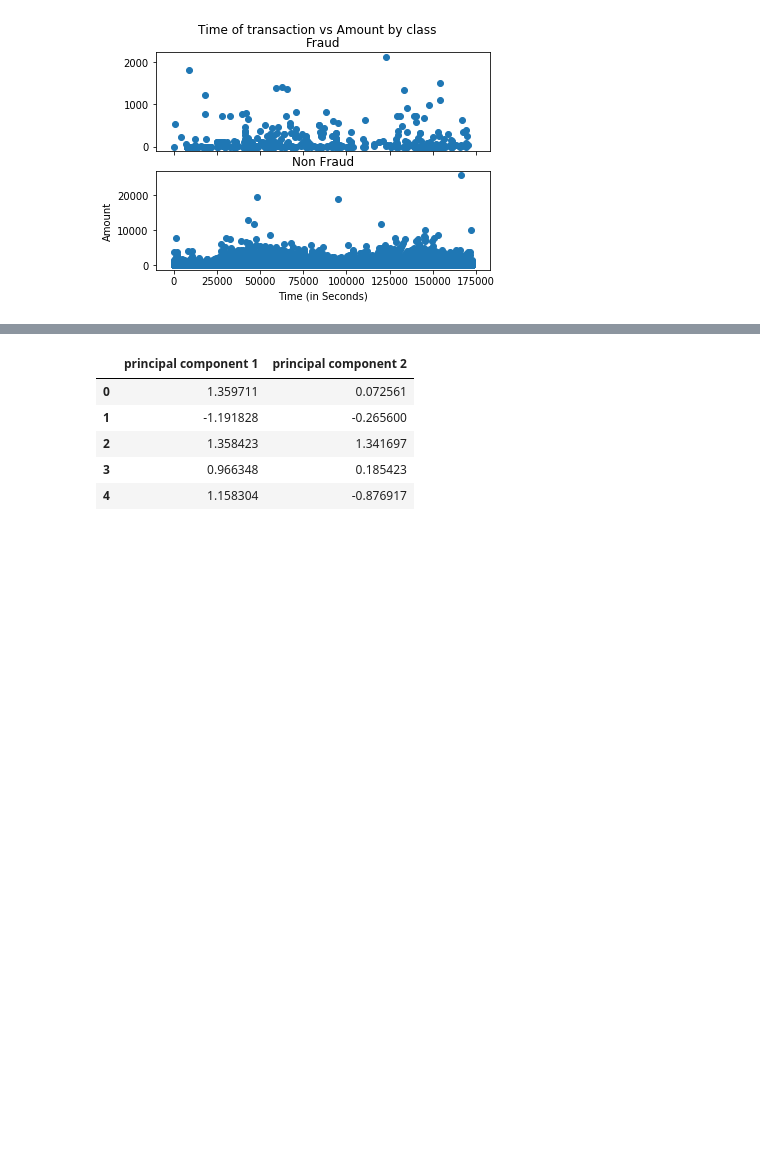
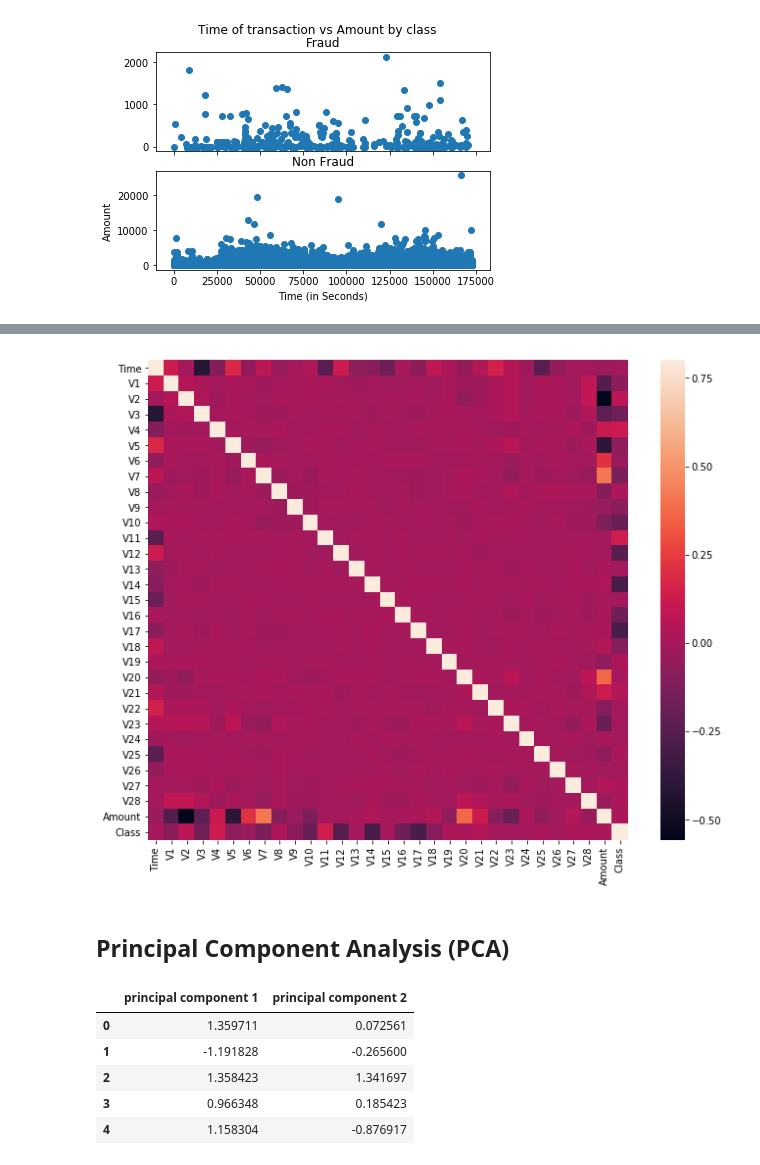
Before and after one commit to bukhbayar/capstone-finance, a Jupyter notebook: notebooks/1.0-credit-card-fraud.ipynb, the cells around one changed output, grey strips where cells are left out. Cells and saved outputs as stored; diff of their text form; code cells hidden in the pictures; blank space fills up the shorter version.

```diff
--- a/notebooks/1.0-credit-card-fraud.ipynb
+++ b/notebooks/1.0-credit-card-fraud.ipynb
@@ -159,3 +178,12 @@ Index(['Time', 'V1', 'V2', 'V3', 'V4', 'V5', 'V6', 'V7', 'V8', 'V9', 'V10',
+# %%
+correlation_matrix = df_sample.corr()
+fig = plt.figure(figsize=(12,9))
+sns.heatmap(correlation_matrix,vmax=0.8,square = True)
+plt.show()
+# %% [output]
+[figure, added]
+# %% [markdown]
+## Principal Component Analysis (PCA)
 # %%
 features = ['V1', 'V2', 'V3', 'V4', 'V5', 'V6', 'V7', 'V8', 'V9', 'V10',
        'V11', 'V12', 'V13', 'V14', 'V15', 'V16', 'V17', 'V18', 'V19', 'V20',
```
Also changed, not shown: parts of 6 cells of this notebook, 1 other file.
